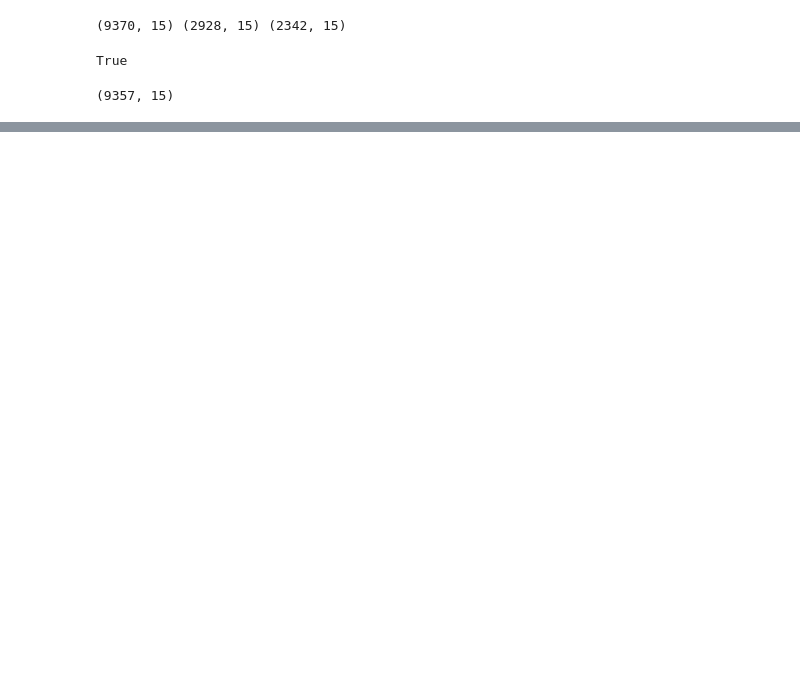
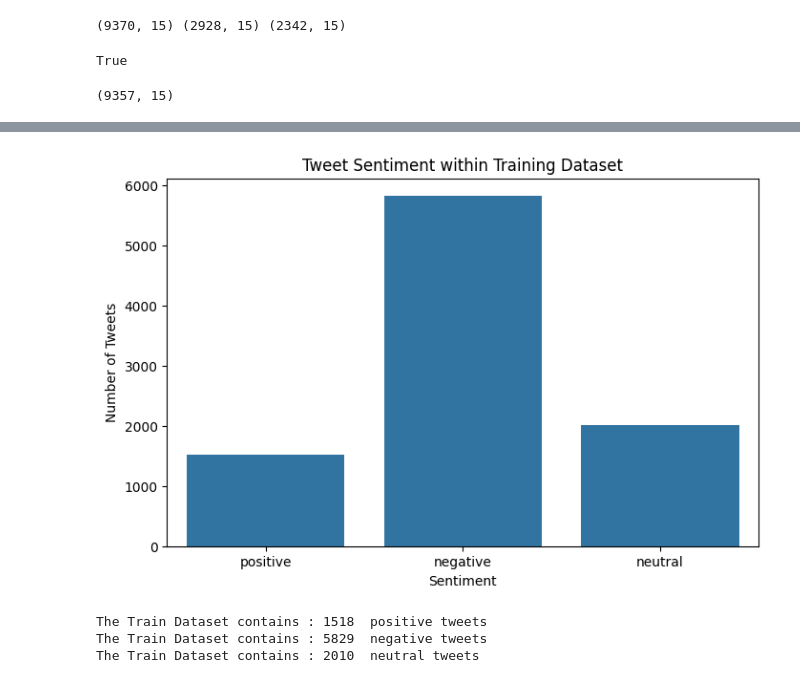
Before and after one commit to elyte5star/NLP, a Jupyter notebook: DAT305.ipynb, the cells around one changed output, grey strips where cells are left out. Cells and saved outputs as stored; diff of their text form; code cells hidden in the pictures; blank space fills up the shorter version.

```diff
--- a/DAT305.ipynb
+++ b/DAT305.ipynb
@@ -110,0 +139,20 @@ train_set.shape
+# %%
+def remove_url(tweet)->str:
+    url = re.compile(r'https?://\S+|www\.\S+')
+    text = url.sub(r'',tweet,re.IGNORECASE)
+    result = ''.join([i for i in text if not i.isdigit()])
+    return result
+# %%
+def remove_user_tags(tweet)->str:#For removing user tags(@user)
+    user = re.compile(r'@\S+')
+    text = user.sub(r'',tweet)
+    result = ''.join([i for i in text if not i.isdigit()])
+    return result
+# %%
+def clean_data(tweet)-> pd.Series:
+    str_without_tags = remove_user_tags(tweet)
+    str_without_links = remove_url(str_without_tags)
+    return pd.Series([str_without_links])
+# %%
+train_set[['text']] = train_set.apply(lambda x: clean_data(x.text),axis=1)
+test_set[['text']] = test_set.apply(lambda x: clean_data(x.text),axis=1)
@@ -110,0 +172,24 @@ train_set.shape
+# %%
+f, axes = plt.subplots(figsize=(8, 5))
+ax = sns.countplot(x="airline_sentiment", data=train_set)
+ax.set(xticklabels=['positive', 'negative', 'neutral'])
+ax.set_xlabel('Sentiment')
+ax.set_ylabel('Number of Tweets')
+ax.set_title('Tweet Sentiment within Training Dataset')
+del ax,f,axes
+# %% [output]
+[figure, added]
+# %%
+positive_sentiment = train_set[train_set.airline_sentiment == "positive"]
+positive_text=positive_sentiment['text']
+print('The Train Dataset contains :',positive_sentiment.shape[0],' positive tweets')
+negative_sentiment = train_set[train_set.airline_sentiment == 'negative']
+negative_text=negative_sentiment['text']
+print('The Train Dataset contains :',negative_sentiment.shape[0],' negative tweets')
+neutral_sentiment = train_set[train_set.airline_sentiment == 'neutral']
+neutral_text=neutral_sentiment['text']
+print('The Train Dataset contains :',neutral_sentiment.shape[0],' neutral tweets')
+# %% [output]
+The Train Dataset contains : 1518  positive tweets
+The Train Dataset contains : 5829  negative tweets
+The Train Dataset contains : 2010  neutral tweets
```
Also changed, not shown: parts of 13 cells of this notebook.
